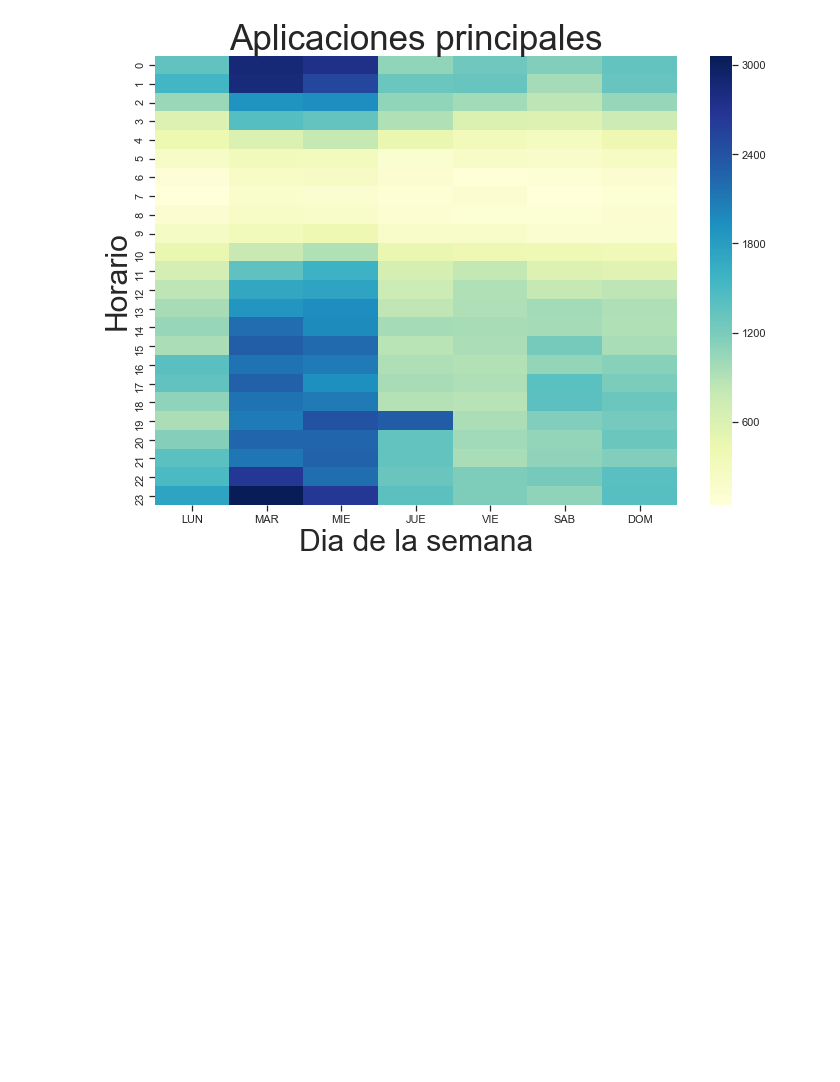
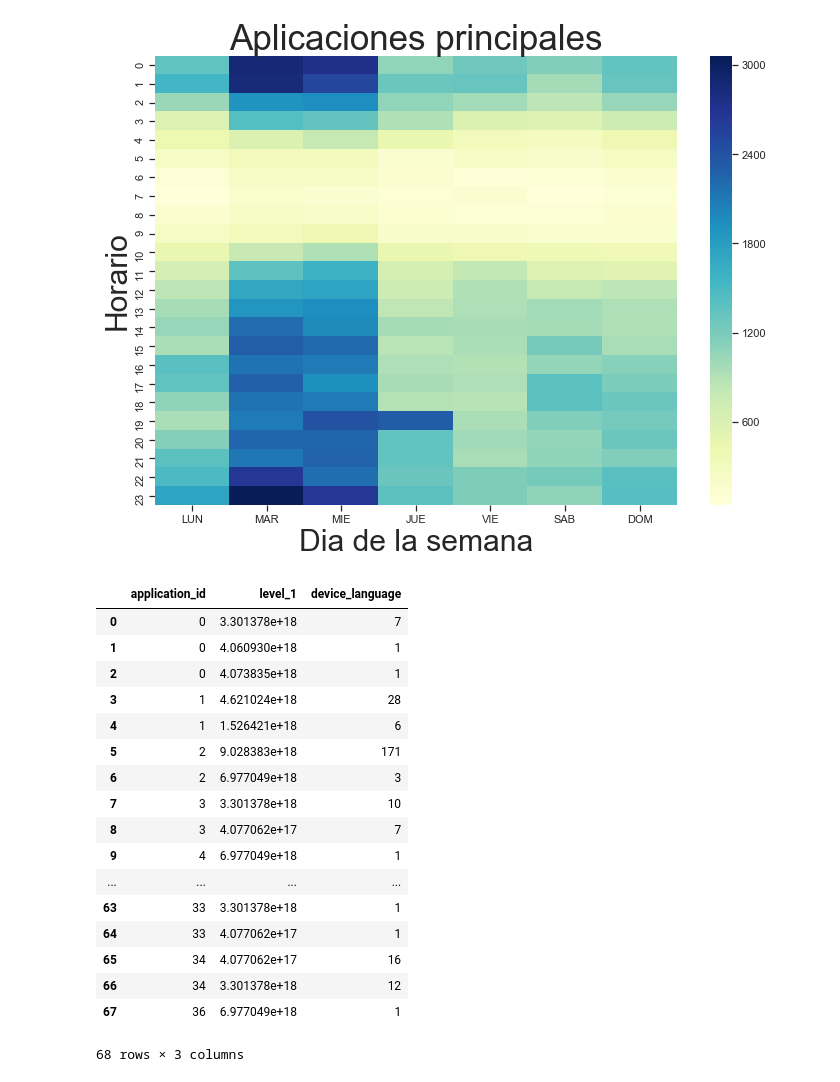
Before and after one commit to asilvestri2020/7506_1C2019, a Jupyter notebook: TP1/TP1_Pruebas_Andres.ipynb, the cells around one changed output. Saved outputs shown, nothing was run; the diff lists cells and outputs as text; code cells hidden in the pictures; blank space fills up the shorter version.

```diff
--- a/TP1/TP1_Pruebas_Andres.ipynb
+++ b/TP1/TP1_Pruebas_Andres.ipynb
@@ -127,7 +163,7 @@ clicks.info()
 ## INSTALLS.
 ################################################################
 ## OBTENEMOS TODA LA INFORMACIÓN DE LOS DIFERENTES CSV.
-installs = pd.read_csv('installs.csv')
+installs = pd.read_csv('../../installs.csv')
 ## TRANSFORMACIÓN DE TIPOS PARA EL CSV (INSTALLS)
 installs['kind'] = installs['kind'].astype('category')
 installs['user_agent'] = installs['user_agent'].astype('category')
@@ -531,3 +584,31 @@ g.set_ylabel("Horario", fontsize=30)
 # %% [output]
 Text(81.8,0.5,'Horario')
 [figure]
+# %%
+def top_value_count(x, n=5): return x.value_counts().head(n)
+# %%
+
+gb = installs.groupby('application_id').device_language
+df_top_freq = gb.apply(top_value_count).reset_index()
+##df_top_freq.rename(columns=dict(level_2='cod', cod='count_cod'))
+# %%
+df_top_freq
+# %% [output]
+|  | application_id | level_1 | device_language |
+| 0 | 0 | 3.301378e+18 | 7 |
+| 1 | 0 | 4.060930e+18 | 1 |
+| 2 | 0 | 4.073835e+18 | 1 |
+| 3 | 1 | 4.621024e+18 | 28 |
+| 4 | 1 | 1.526421e+18 | 6 |
+| 5 | 2 | 9.028383e+18 | 171 |
+| 6 | 2 | 6.977049e+18 | 3 |
+| 7 | 3 | 3.301378e+18 | 10 |
+| 8 | 3 | 4.077062e+17 | 7 |
+| 9 | 4 | 6.977049e+18 | 1 |
+| ... | ... | ... | ... |
+| 63 | 33 | 3.301378e+18 | 1 |
+| 64 | 33 | 4.077062e+17 | 1 |
+| 65 | 34 | 4.077062e+17 | 16 |
+| 66 | 34 | 3.301378e+18 | 12 |
+| 67 | 36 | 6.977049e+18 | 1 |
+68 rows × 3 columns
```
Also changed, not shown: parts of 13 cells of this notebook.
